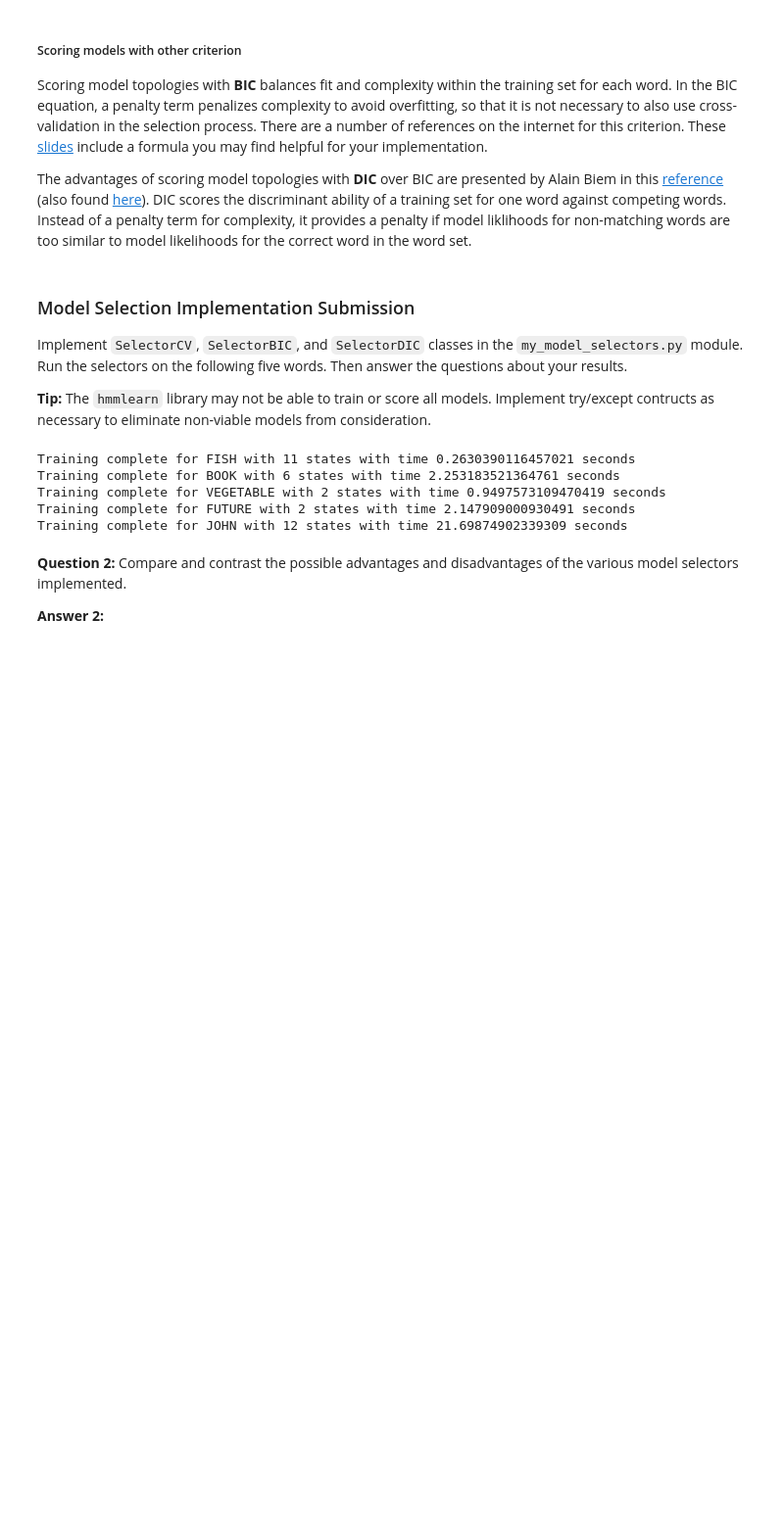
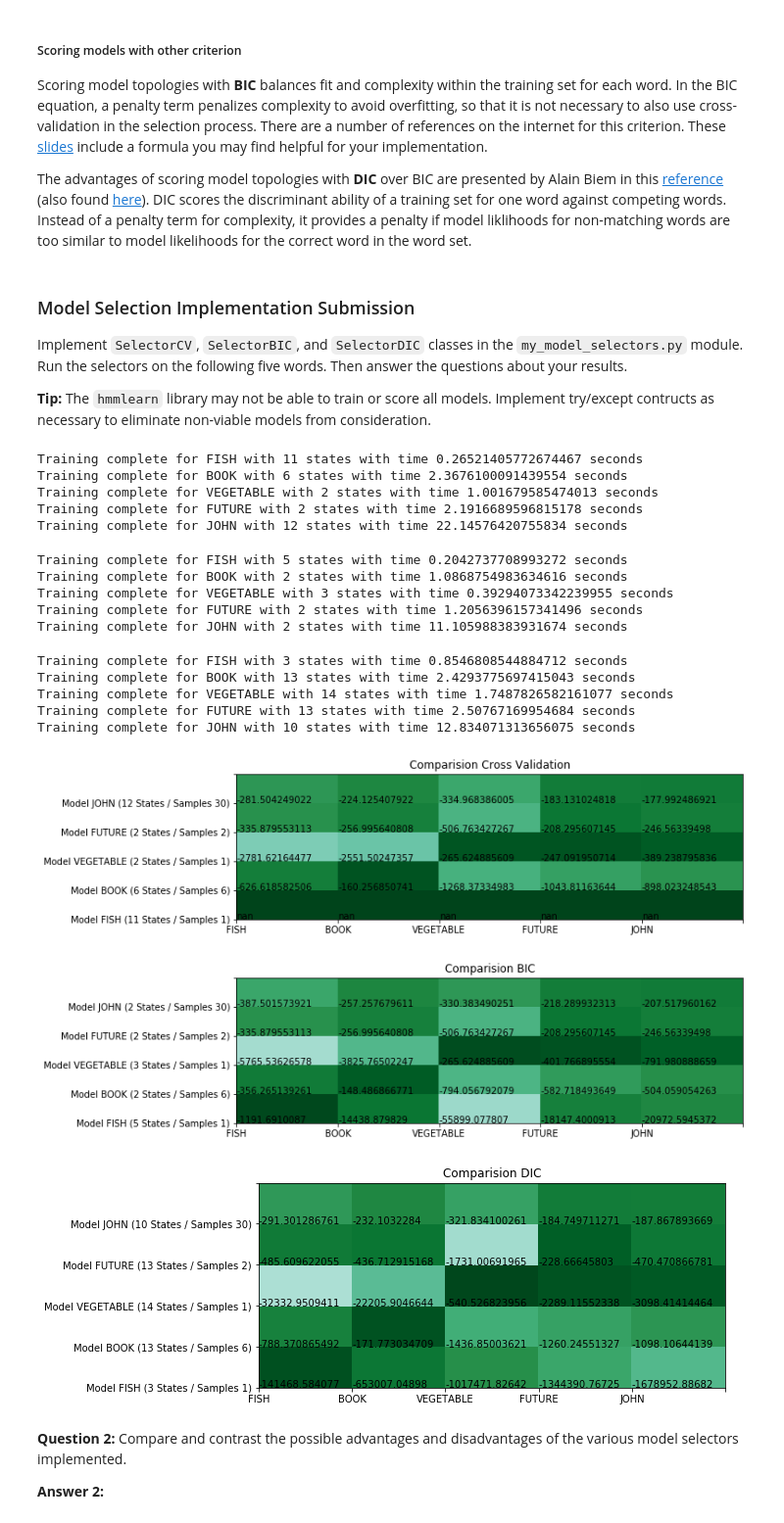
Before and after one commit to Enceradeira/AIND-Recognizer, a Jupyter notebook: asl_recognizer.ipynb, the cells around one changed output. Shown: that part at 98% size. Cells and saved outputs as stored; diff of their text form; code cells hidden in the pictures; blank space fills up the shorter version.

Commit message:
some graphics for question 2

```diff
--- a/asl_recognizer.ipynb
+++ b/asl_recognizer.ipynb
@@ -463,24 +463,27 @@ import timeit
 # TODO: Implement SelectorCV in my_model_selector.py
 from my_model_selectors import SelectorCV
 
+models = {"cv":{},"dic":{},"bic":{}}
 training = asl.build_training(features_ground)  # Experiment here with different feature sets defined in part 1
 sequences = training.get_all_sequences()
 Xlengths = training.get_all_Xlengths()
+
 for word in words_to_train:
     start = timeit.default_timer()
     model = SelectorCV(sequences, Xlengths, word,
                     min_n_components=2, max_n_components=15, random_state = 14).select()
     end = timeit.default_timer()-start
     if model is not None:
+        models["cv"][word] = model
         print("Training complete for {} with {} states with time {} seconds".format(word, model.n_components, end))
     else:
         print("Training failed for {}".format(word))
 # %% [output]
-Training complete for FISH with 11 states with time 0.2630390116457021 seconds
-Training complete for BOOK with 6 states with time 2.253183521364761 seconds
-Training complete for VEGETABLE with 2 states with time 0.9497573109470419 seconds
-Training complete for FUTURE with 2 states with time 2.147909000930491 seconds
-Training complete for JOHN with 12 states with time 21.69874902339309 seconds
+Training complete for FISH with 11 states with time 0.26521405772674467 seconds
+Training complete for BOOK with 6 states with time 2.3676100091439554 seconds
+Training complete for VEGETABLE with 2 states with time 1.001679585474013 seconds
+Training complete for FUTURE with 2 states with time 2.1916689596815178 seconds
+Training complete for JOHN with 12 states with time 22.14576420755834 seconds
 # %%
 # TODO: Implement SelectorBIC in module my_model_selectors.py
 from my_model_selectors import SelectorBIC
@@ -494,9 +497,16 @@ for word in words_to_train:
                     min_n_components=2, max_n_components=15, random_state = 14).select()
     end = timeit.default_timer()-start
     if model is not None:
+        models["bic"][word] = model
         print("Training complete for {} with {} states with time {} seconds".format(word, model.n_components, end))
     else:
         print("Training failed for {}".format(word))
+# %% [output]
+Training complete for FISH with 5 states with time 0.2042737708993272 seconds
+Training complete for BOOK with 2 states with time 1.0868754983634616 seconds
+Training complete for VEGETABLE with 3 states with time 0.39294073342239955 seconds
+Training complete for FUTURE with 2 states with time 1.2056396157341496 seconds
+Training complete for JOHN with 2 states with time 11.105988383931674 seconds
 # %%
 # TODO: Implement SelectorDIC in module my_model_selectors.py
 from my_model_selectors import SelectorDIC
@@ -510,6 +520,13 @@ for word in words_to_train:
                     min_n_components=2, max_n_components=15, random_state = 14).select()
     end = timeit.default_timer()-start
     if model is not None:
+        models["dic"][word] = model
         print("Training complete for {} with {} states with time {} seconds".format(word, model.n_components, end))
     else:
         print("Training failed for {}".format(word))
+# %% [output]
+Training complete for FISH with 3 states with time 0.8546808544884712 seconds
+Training complete for BOOK with 13 states with time 2.4293775697415043 seconds
+Training complete for VEGETABLE with 14 states with time 1.7487826582161077 seconds
+Training complete for FUTURE with 13 states with time 2.50767169954684 seconds
+Training complete for JOHN with 10 states with time 12.834071313656075 seconds
@@ -516,3 +566,39 @@ for word in words_to_train:
+# %%
+
+import itertools
+
+def plot_model_word_comparision(selector_name, title, plot_index):
+    model = models[selector_name]
+    scores_z = scores_total[selector_name] / scores_count[selector_name]
+    word_idx = np.arange(len(words_to_train) + 1)
+    scores_x, scores_y = np.meshgrid(word_idx, word_idx)
+    model_sums = scores_z.sum(axis=1)
+    scores_z_normalized_per_model = scores_z / (model_sums[:, np.newaxis])
+
+    figure = plt.figure(figsize=(10, 10))
+    ax_labels = figure.add_subplot(3, 1, plot_index)
+
+    ax = figure.add_subplot(3, 1, plot_index)
+    ax.set_title(f'Comparision {title}')
+    ax.pcolor(scores_x, scores_y, scores_z_normalized_per_model, norm=plt.Normalize(vmin=0, vmax=0.8), cmap=plt.get_cmap("BuGn_r"))
+    ax.set_xticks(word_idx)
+    ax.set_xticklabels(map(lambda w: f"{words_to_train[w]}", range(len(words_to_train))))
+    ax.set_yticks(word_idx)
+    ax.set_yticklabels(map(lambda w: f"Model {w} ({model[w].n_components} States / Samples {len(Xlengths[w][1])})", words_to_train))
+
+    for x, y in itertools.product(np.arange(len(words_to_train)), repeat=2):
+        ax.annotate(scores_z[y][x], (x, y))
+
+
+plot_model_word_comparision("cv", "Cross Validation", 1)
+plot_model_word_comparision("bic", "BIC", 2)
+plot_model_word_comparision("dic", "DIC", 3)
+plt.tight_layout()
+plt.show()
+# %% [output]
+[figure, added]
+[figure, added]
+[figure, added]
 # %% [markdown]
 **Question 2:**  Compare and contrast the possible advantages and disadvantages of the various model selectors implemented.
 
```
Also changed, not shown: parts of 6 cells of this notebook.
